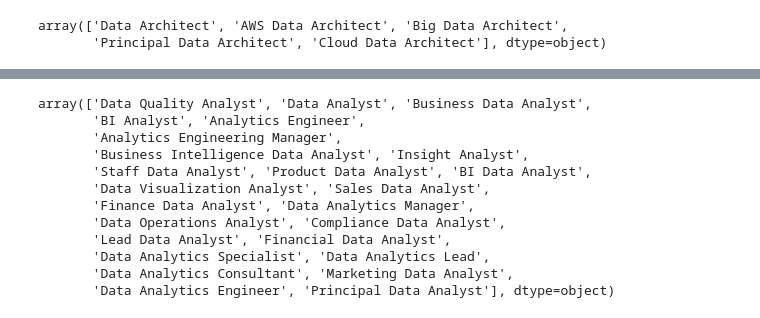
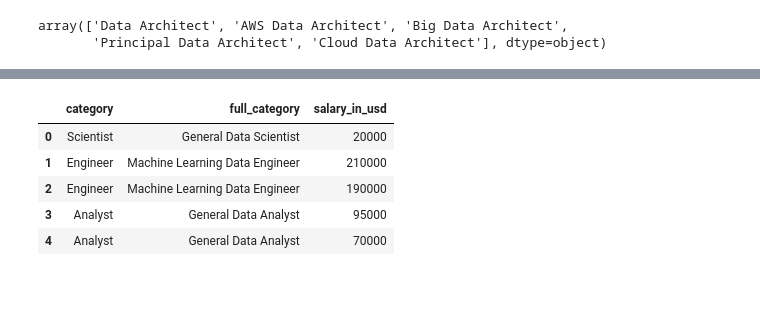
Before and after one commit to daphneyyy/dsc106-final-project, a Jupyter notebook: dsc106_project.ipynb, the cells around one changed output, grey strips where cells are left out. Saved outputs shown, nothing was run; the diff lists cells and outputs as text; code cells hidden in the pictures; blank space fills up the shorter version.

```diff
--- a/dsc106_project.ipynb
+++ b/dsc106_project.ipynb
@@ -388,15 +378,10 @@ data[['category', 'full_category', 'salary_in_usd']]
-# %%
-data[data['job_title'].str.contains('Ana')]['job_title'].unique()
-# %% [output]
-array(['Data Quality Analyst', 'Data Analyst', 'Business Data Analyst',
-       'BI Analyst', 'Analytics Engineer',
-       'Analytics Engineering Manager',
-       'Business Intelligence Data Analyst', 'Insight Analyst',
-       'Staff Data Analyst', 'Product Data Analyst', 'BI Data Analyst',
-       'Data Visualization Analyst', 'Sales Data Analyst',
-       'Finance Data Analyst', 'Data Analytics Manager',
-       'Data Operations Analyst', 'Compliance Data Analyst',
-       'Lead Data Analyst', 'Financial Data Analyst',
-       'Data Analytics Specialist', 'Data Analytics Lead',
-       'Data Analytics Consultant', 'Marketing Data Analyst',
-       'Data Analytics Engineer', 'Principal Data Analyst'], dtype=object)
+# %%
+temp = data[data['work_year'] == 2023][['category', 'full_category', 'salary_in_usd']]
+temp.head()
+# %% [output]
+|  | category | full_category | salary_in_usd |
+| 0 | Scientist | General Data Scientist | 20000 |
+| 1 | Engineer | Machine Learning Data Engineer | 210000 |
+| 2 | Engineer | Machine Learning Data Engineer | 190000 |
+| 3 | Analyst | General Data Analyst | 95000 |
+| 4 | Analyst | General Data Analyst | 70000 |
```
Also changed, not shown: parts of 4 cells of this notebook, 7 other files.
